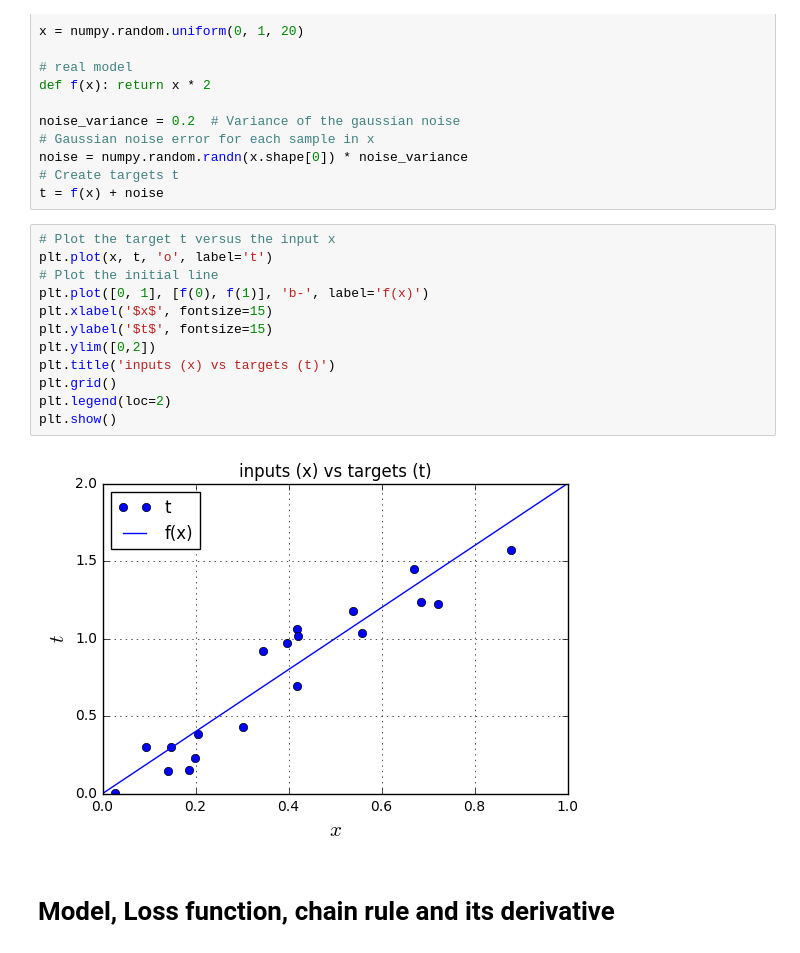
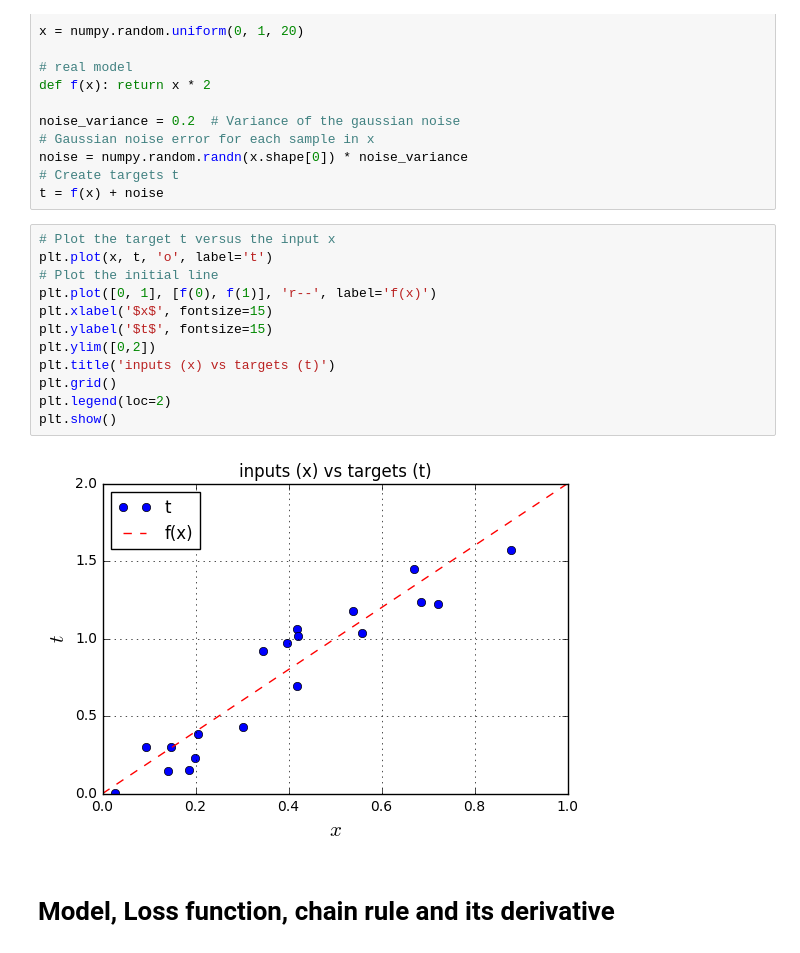
Before and after one commit to weichetaru/weichetaru.github.com, a Jupyter notebook: notebook/machine-learning/deep_learning-linear-regression-gradient-decent.ipynb, the cells around one changed output. Saved outputs shown, nothing was run; the diff lists cells and outputs as text.

```diff
--- a/notebook/machine-learning/deep_learning-linear-regression-gradient-decent.ipynb
+++ b/notebook/machine-learning/deep_learning-linear-regression-gradient-decent.ipynb
@@ -33,17 +33,17 @@ t = f(x) + noise
 # %%
 # Plot the target t versus the input x
 plt.plot(x, t, 'o', label='t')
 # Plot the initial line
-plt.plot([0, 1], [f(0), f(1)], 'b-', label='f(x)')
+plt.plot([0, 1], [f(0), f(1)], 'r--', label='f(x)')
 plt.xlabel('$x$', fontsize=15)
 plt.ylabel('$t$', fontsize=15)
 plt.ylim([0,2])
 plt.title('inputs (x) vs targets (t)')
 plt.grid()
 plt.legend(loc=2)
 plt.show()
 # %% [output]
-[figure, old version]
+[figure, new version]
 # %% [markdown]
 # Model, Loss function, chain rule and its derivative
 # %% [markdown]
```
Also changed, not shown: parts of 3 cells of this notebook, 4 other files.
